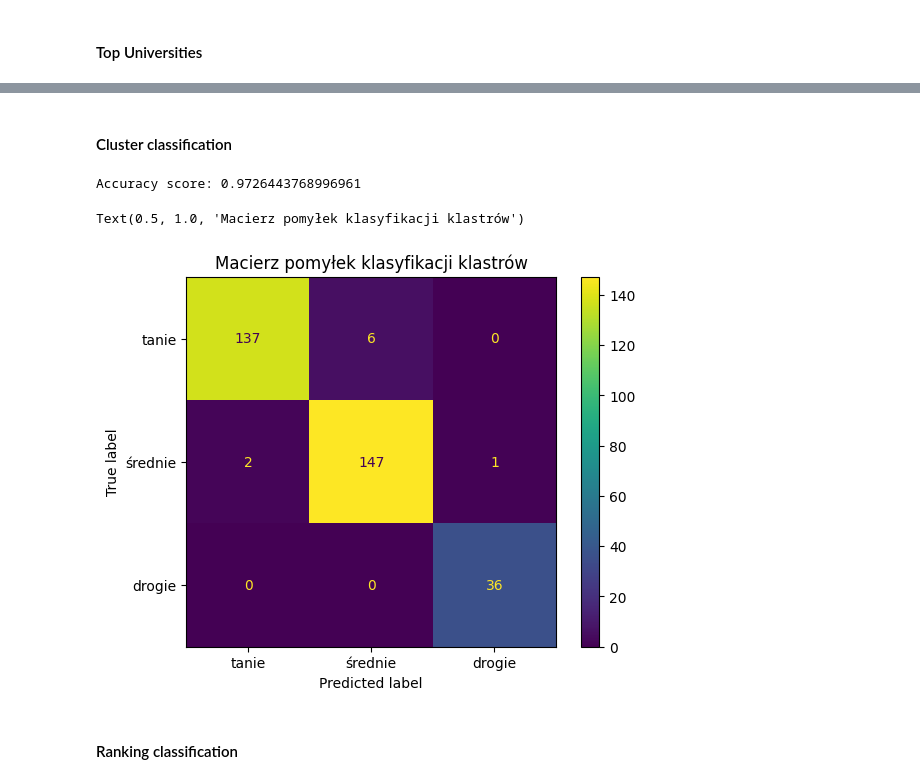
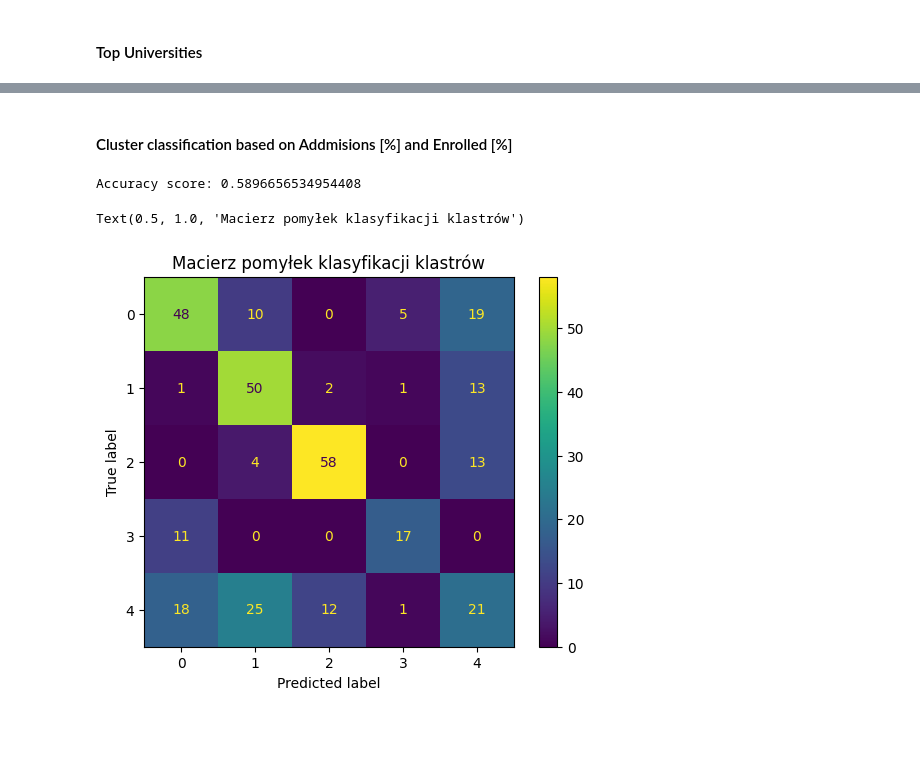
Before and after one commit to m-orlewski/american-universities-eda, a Jupyter notebook: Projekt.ipynb, the cells around one changed output, grey strips where cells are left out. Saved outputs shown, nothing was run; the diff lists cells and outputs as text; code cells hidden in the pictures; blank space fills up the shorter version.

Commit message:
more clusters

```diff
--- a/Projekt.ipynb
+++ b/Projekt.ipynb
@@ -205,7 +205,7 @@ clusteringDf.head()
 | 3 | 0.483088 | 0.159498 | 0.097410 | 0.190102 |
 | 4 | 0.539285 | 0.251876 | 0.113711 | 0.521629 |
 # %%
-kmeans = KMeans(n_clusters=3)
+kmeans = KMeans(n_clusters=5)
 df['Cluster'] = kmeans.fit_predict(clusteringDf)
 # %%
 plt.scatter(df['Enrolled percentage'], df['Tuition and fees'], c=df['Cluster'], cmap='viridis')
@@ -400,7 +417,7 @@ Average $ to pay for school in cluster 2 ->  101405.78846153847
 # %% [markdown]
-#### Cluster classification
+#### Cluster classification based on Addmisions [%] and Enrolled [%]
 # %%
-X = df.drop(columns=['Name', 'Ranking', 'Ranking display', 'Cluster'])
+X = df.drop(columns=['Name', 'Tuition and fees', 'Costs of living on campus', 'Ranking', 'Ranking display', 'Cluster'])
 y = df['Cluster']
 # %%
 scaler = MinMaxScaler()
@@ -415,12 +432,10 @@ accuracy = accuracy_score(y_test, predictions)
 # %%
 print(f'Accuracy score: {accuracy}')
 cm = confusion_matrix(y_test, predictions)
-disp = ConfusionMatrixDisplay(confusion_matrix=cm, display_labels=['tanie', 'średnie', 'drogie'])
+disp = ConfusionMatrixDisplay(confusion_matrix=cm, display_labels=knn_classifier.classes_)
 ax = disp.plot()
 ax.ax_.set_title('Macierz pomyłek klasyfikacji klastrów')
 # %% [output]
-Accuracy score: 0.9726443768996961
+Accuracy score: 0.5896656534954408
 Text(0.5, 1.0, 'Macierz pomyłek klasyfikacji klastrów')
-[figure, old version]
+[figure, new version]
-# %% [markdown]
-#### Ranking classification
```
Also changed, not shown: parts of 22 cells of this notebook.
